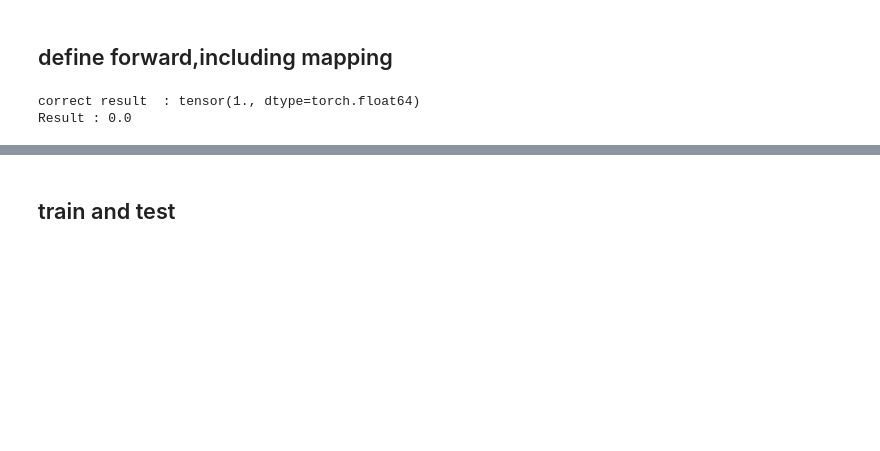
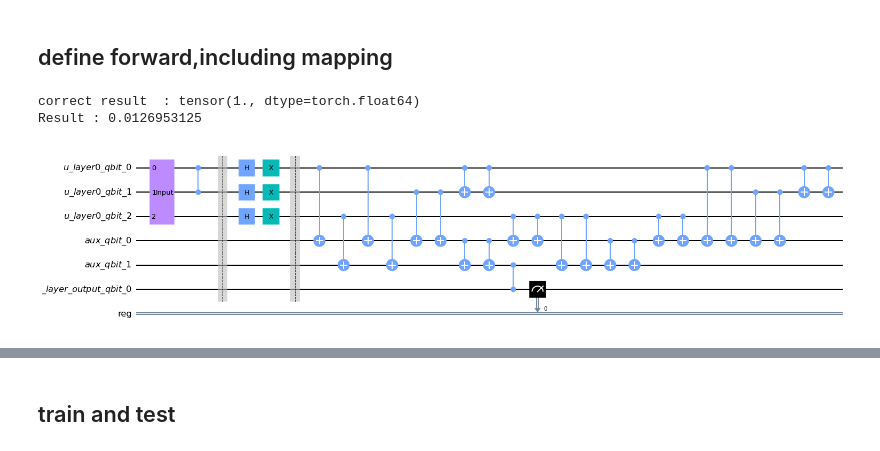
Before and after one commit to weiwenjiang/qc_mnist, a Jupyter notebook: VQC/UNet_VQC_train_test/liang.ipynb, the cells around one changed output, grey strips where cells are left out. Cells and saved outputs as stored; diff of their text form; code cells hidden in the pictures; blank space fills up the shorter version.

```diff
--- a/VQC/UNet_VQC_train_test/liang.ipynb
+++ b/VQC/UNet_VQC_train_test/liang.ipynb
@@ -108,8 +144,8 @@ def my_ibmq(circuit,shots,Simulation = True,backend_name='ibmq_essex'):
 # %%
 def func(circuit,in_qubits,out_qubit,aux = []):
-
-  circuit.h(in_qubits[i])
-  circuit.x(in_qubits[i])
+  for i in range(3):
+            circuit.h(in_qubits[i])
+            circuit.x(in_qubits[i])
   circuit.barrier()
   #first ccx
   circuit.cx(in_qubits[0], aux[0])
@@ -127,6 +163,7 @@ def func(circuit,in_qubits,out_qubit,aux = []):
   circuit.swap(aux[1], in_qubits[2])
   circuit.cx(in_qubits[2], aux[0])
   circuit.cx(in_qubits[2], aux[0])
+  circuit.cz(aux[1], out_qubit[0])
   #third ccx
   circuit.cx(in_qubits[2], aux[1])
   circuit.cx(in_qubits[2], aux[1])
@@ -204,7 +241,7 @@ i = 0
 #transform input_data into u-Mat
 quantum_matrix =to_quantum_matrix(input_data[i])
 
-def forward(circuit,quantum_matrix,weight,is_mapping = False):
+def forward(circuit,quantum_matrix,weight, is_mapping = False):
     #generate u-layer
     #define your input and output number
     u_layer = ULayerCircuit(qubit_num,1)
@@ -220,34 +257,39 @@ def forward(circuit,quantum_matrix,weight,is_mapping = False):
     #add ulayer to your circuit
     #add ulayer to your circuit
     u_layer.add_weight(circuit,weight,inps,quantum_matrix,aux)
 
+    ####TODO: add mapping code here ####
+
+    ############################
+
     if is_mapping:
         func(circuit,inps[0],u_layer_out_qubits,aux)
     else:
-        u_layer.sum2(circuit,inps,u_layer_out_qubits,aux)
+        equa(circuit,inps[0],u_layer_out_qubits,aux)
 
     #measure
     c_reg = ClassicalRegister(1,"reg")
     circuit.add_register(c_reg)
     circuit.measure(u_layer_out_qubits[0],c_reg[0])
 
     #get the result
     qc_shots=8192
     opt_class_prob = []
     opt_counts = my_ibmq(circuit,qc_shots,True)
     (opt_mycount,bits) = analyze(opt_counts)
     for b in range(bits):
         opt_class_prob.append(float(opt_mycount[b])/qc_shots)
     return opt_class_prob[0]
 
 circuit = QuantumCircuit()
-prob = forward(circuit,quantum_matrix,init_weight,True)
+prob = forward(circuit,quantum_matrix,init_weight, False)
 print("correct result  :",correct_result_binary[i][0])
 print("Result :",prob)
-
+circuit.draw('mpl',fold=50)
 
 
 ######################################################
 # %% [output]
 correct result  : tensor(1., dtype=torch.float64)
-Result : 0.0
+Result : 0.0126953125
+[figure, added]
```
Also changed, not shown: parts of 6 cells of this notebook.
